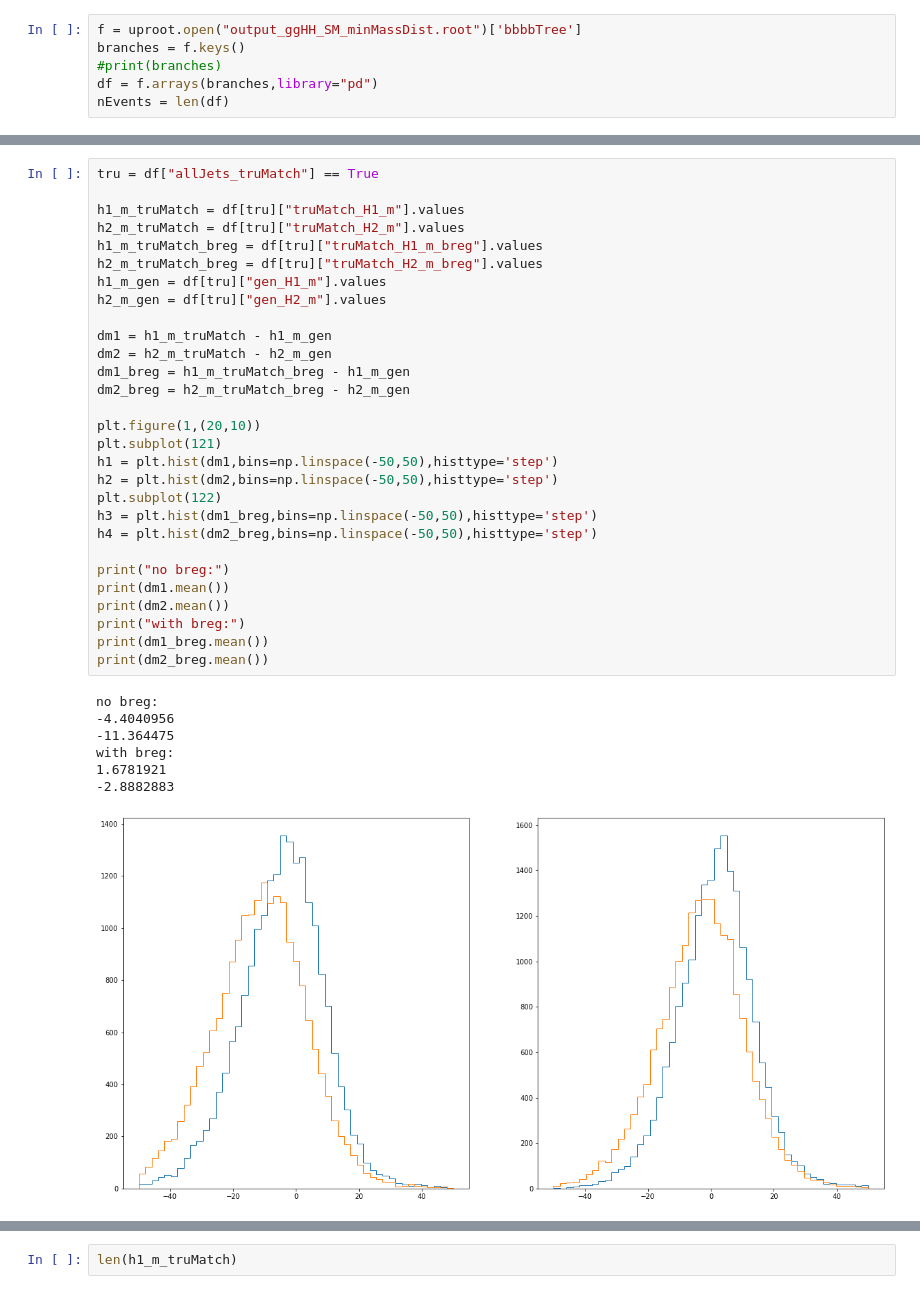
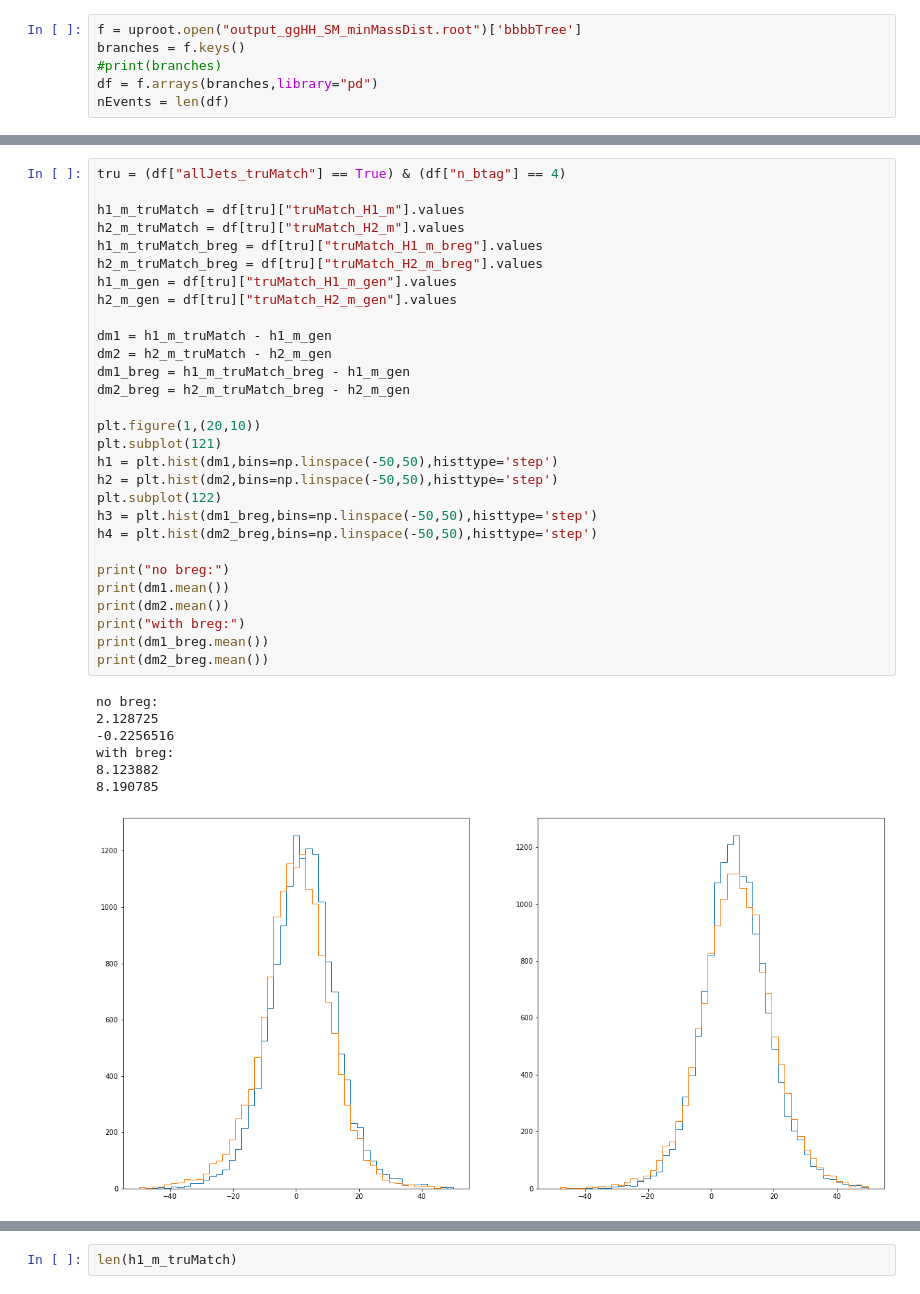
Before and after one commit to SamBT/cmsdas22, a Jupyter notebook: CMSDAS-bbbbAnalysis/analysis/truth_massSpectra.ipynb, the cells around one changed output, grey strips where cells are left out. Cells and saved outputs as stored; diff of their text form.

```diff
--- a/CMSDAS-bbbbAnalysis/analysis/truth_massSpectra.ipynb
+++ b/CMSDAS-bbbbAnalysis/analysis/truth_massSpectra.ipynb
@@ -11,40 +26,40 @@ nEvents = len(df)
 # %%
-tru = df["allJets_truMatch"] == True
+tru = (df["allJets_truMatch"] == True) & (df["n_btag"] == 4)
 
 h1_m_truMatch = df[tru]["truMatch_H1_m"].values
 h2_m_truMatch = df[tru]["truMatch_H2_m"].values
 h1_m_truMatch_breg = df[tru]["truMatch_H1_m_breg"].values
 h2_m_truMatch_breg = df[tru]["truMatch_H2_m_breg"].values
-h1_m_gen = df[tru]["gen_H1_m"].values
-h2_m_gen = df[tru]["gen_H2_m"].values
+h1_m_gen = df[tru]["truMatch_H1_m_gen"].values
+h2_m_gen = df[tru]["truMatch_H2_m_gen"].values
 
 dm1 = h1_m_truMatch - h1_m_gen
 dm2 = h2_m_truMatch - h2_m_gen
 dm1_breg = h1_m_truMatch_breg - h1_m_gen
 dm2_breg = h2_m_truMatch_breg - h2_m_gen
 
 plt.figure(1,(20,10))
 plt.subplot(121)
 h1 = plt.hist(dm1,bins=np.linspace(-50,50),histtype='step')
 h2 = plt.hist(dm2,bins=np.linspace(-50,50),histtype='step')
 plt.subplot(122)
 h3 = plt.hist(dm1_breg,bins=np.linspace(-50,50),histtype='step')
 h4 = plt.hist(dm2_breg,bins=np.linspace(-50,50),histtype='step')
 
 print("no breg:")
 print(dm1.mean())
 print(dm2.mean())
 print("with breg:")
 print(dm1_breg.mean())
 print(dm2_breg.mean())
 # %% [output]
 no breg:
--4.4040956
--11.364475
+2.128725
+-0.2256516
 with breg:
-1.6781921
--2.8882883
+8.123882
+8.190785
-[figure, old version]
+[figure, new version]
 # %%
 bins = np.arange(0,202,step=2)
 plt.figure(figsize=(10,10))
```
Also changed, not shown: parts of 3 cells of this notebook, 15 other files.
